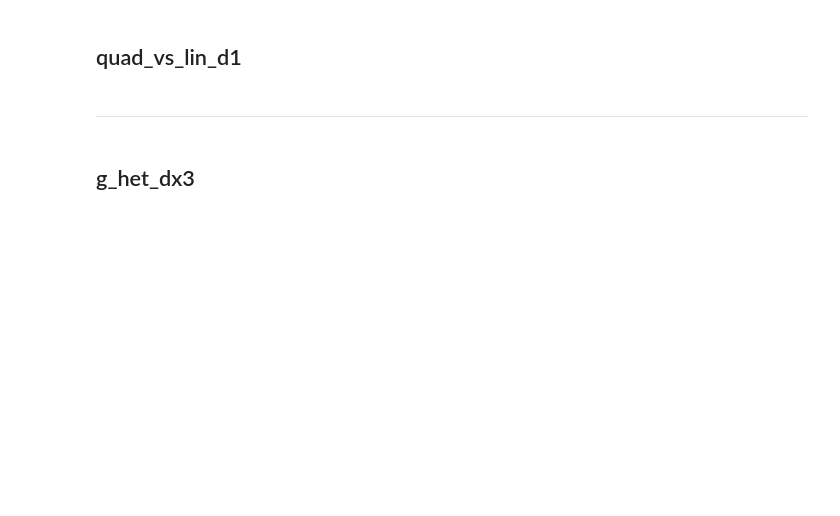
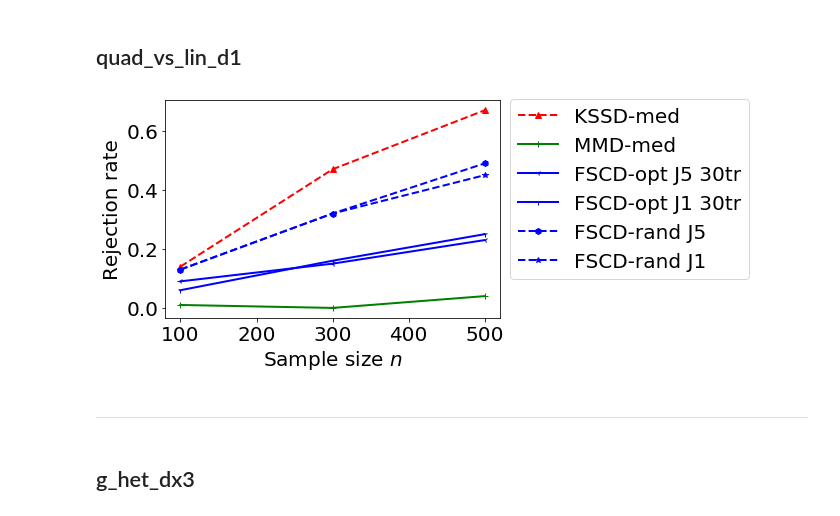
Before and after one commit to wittawatj/kernel-cgof, a Jupyter notebook: ipynb/ex1_results.ipynb, the cells around one changed output. Saved outputs shown, nothing was run; the diff lists cells and outputs as text; code cells hidden in the pictures; blank space fills up the shorter version.

```diff
--- a/ipynb/ex1_results.ipynb
+++ b/ipynb/ex1_results.ipynb
@@ -119,8 +128,10 @@ gausst_d1_results = load_plot_vs_ns(gausst_d1_fname, show_legend=True)
 # %% [markdown]
 ## quad_vs_lin_d1
 # %%
-quad_vs_lin_d1_fname = 'ex1-quad_vs_lin_d1-me4_rs40_nmi100_nma500_a0.050.p'
+quad_vs_lin_d1_fname = 'ex1-quad_vs_lin_d1-me6_rs100_nmi100_nma500_a0.050.p'
 quad_vs_lin_d1_results = load_plot_vs_ns(quad_vs_lin_d1_fname, show_legend=True)
+# %% [output]
+[figure, added]
 # %% [markdown]
 ------------
 # %% [markdown]
```
Also changed, not shown: parts of 8 cells of this notebook, 1 other file.
